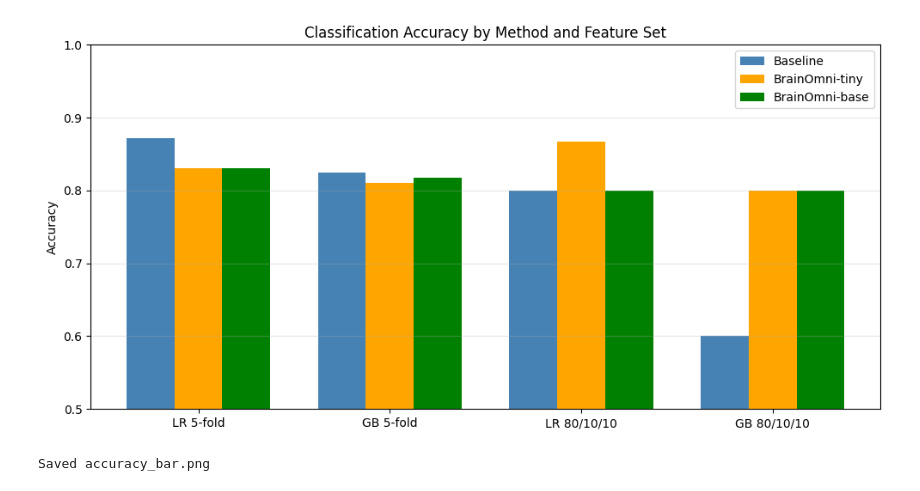
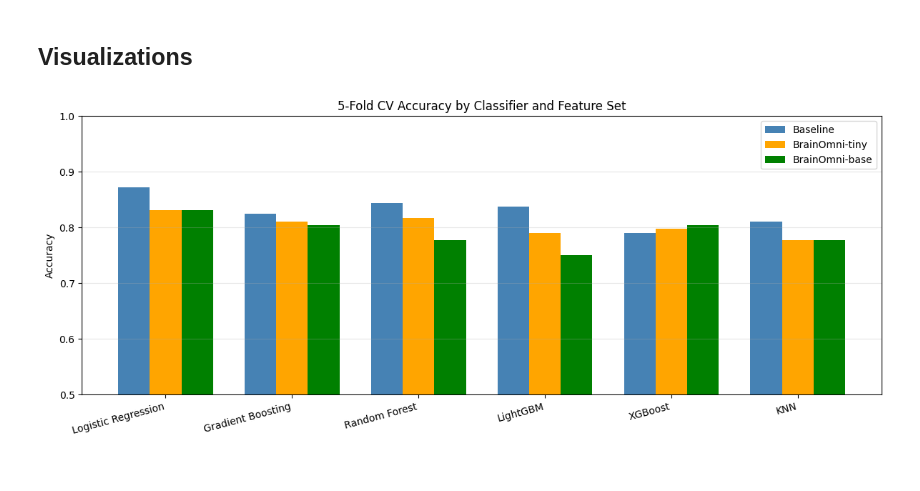
Before and after one commit to faeilana/meg-ad-brainomni, a Jupyter notebook: notebooks/evaluation.ipynb, the cells around one changed output. Cells and saved outputs as stored; diff of their text form; code cells hidden in the pictures.

Commit message:
Add classification techniques: Random Forest, LightGBM, XGBoost, KNN
Co-Authored-By: Claude Sonnet 4.6 <noreply@anthropic.com>

```diff
--- a/notebooks/evaluation.ipynb
+++ b/notebooks/evaluation.ipynb
@@ -345,0 +172,16 @@ Probabilities collected for 148 subjects
+# %%
+rows = []
+for key, val in results_5fold.items():
+    clf_name, feat_name = key.split(' | ')
+    rows.append({'Classifier': clf_name, 'Features': feat_name,
+                 '5-Fold CV': round(val['acc'], 3),
+                 '80/10/10':  round(results_801010.get(key, float('nan')), 3)})
+
+df_results = pd.DataFrame(rows)
+pivot = df_results.pivot_table(index='Classifier', columns='Features',
+                               values=['5-Fold CV', '80/10/10'])
+print(pivot.to_string())
+
+save_path = '/Users/faenegoro/Documents/Neuroimaging/meg_ad_project/results/metrics/accuracy_summary.csv'
+pivot.to_csv(save_path)
+print(f'\nSaved to {save_path}')
@@ -346,48 +244,28 @@ Probabilities collected for 148 subjects
+# %% [markdown]
+## Visualizations
 # %%
-import matplotlib.pyplot as plt
-import numpy as np
+# Bar chart: 5-fold CV accuracy for all classifiers x feature sets
+clf_names  = list(classifiers.keys())
+feat_names = list(feature_sets.keys())
+x = np.arange(len(clf_names))
+width = 0.25
+colors = ['steelblue', 'orange', 'green']
 
-methods    = ['LR 5-fold', 'GB 5-fold', 'LR 80/10/10', 'GB 80/10/10']
-baseline_accs = [
-    accuracy_score(y_true, y_pred_baseline),
-    accuracy_score(y_true_gb, y_pred_baseline_gb),
-    results_801010['Logistic Regression | Baseline'],
-    results_801010['Gradient Boosting | Baseline'],
-]
-tiny_accs_bar = [
-    accuracy_score(y_true, y_pred_tiny),
-    accuracy_score(y_true_gb, y_pred_tiny_gb),
-    results_801010['Logistic Regression | BrainOmni-tiny'],
-    results_801010['Gradient Boosting | BrainOmni-tiny'],
-]
-base_accs_bar = [
-    accuracy_score(y_true, y_pred_base),
-    accuracy_score(y_true_gb, y_pred_base_gb),
-    results_801010['Logistic Regression | BrainOmni-base'],
-    results_801010['Gradient Boosting | BrainOmni-base'],
-]
-
-x = np.arange(len(methods))
-width = 0.25
-
-fig, ax = plt.subplots(figsize=(10, 5))
-ax.bar(x - width, baseline_accs, width, label='Baseline', color='steelblue')
-ax.bar(x,         tiny_accs_bar, width, label='BrainOmni-tiny', color='orange')
-ax.bar(x + width, base_accs_bar, width, label='BrainOmni-base', color='green')
+fig, ax = plt.subplots(figsize=(12, 5))
+for i, feat_name in enumerate(feat_names):
+    accs = [results_5fold[f'{clf} | {feat_name}']['acc'] for clf in clf_names]
+    ax.bar(x + i*width, accs, width, label=feat_name, color=colors[i])
 
 ax.set_ylabel('Accuracy')
-ax.set_title('Classification Accuracy by Method and Feature Set')
-ax.set_xticks(x)
-ax.set_xticklabels(methods)
+ax.set_title('5-Fold CV Accuracy by Classifier and Feature Set')
+ax.set_xticks(x + width)
+ax.set_xticklabels(clf_names, rotation=15, ha='right')
 ax.set_ylim(0.5, 1.0)
 ax.legend()
 ax.grid(axis='y', alpha=0.3)
 plt.tight_layout()
-
 plt.savefig('/Users/faenegoro/Documents/Neuroimaging/meg_ad_project/results/figures/accuracy_bar.png', dpi=150)
 plt.show()
-print('Saved accuracy_bar.png')
 # %% [output]
-[figure, old version]
+[figure, new version]
-Saved accuracy_bar.png
 # %%
```
Also changed, not shown: parts of 22 cells of this notebook, 7 other files.
